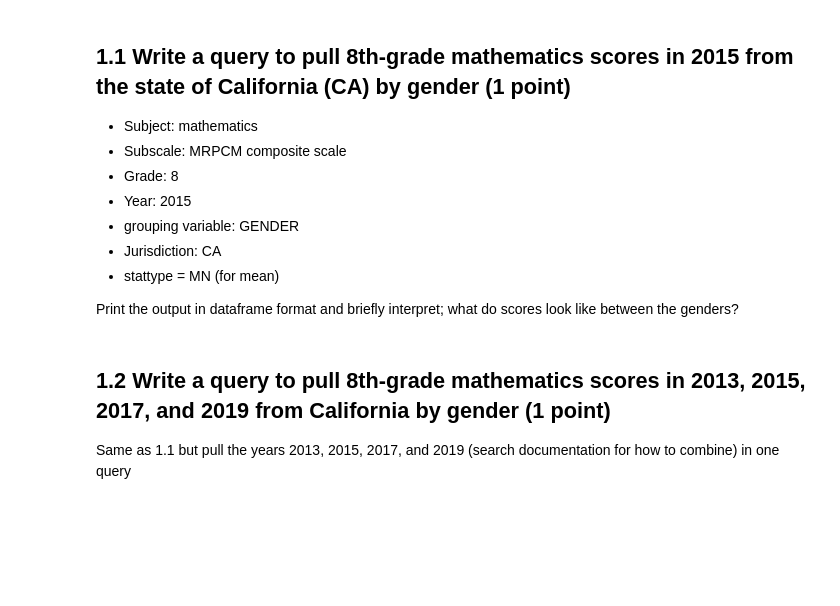
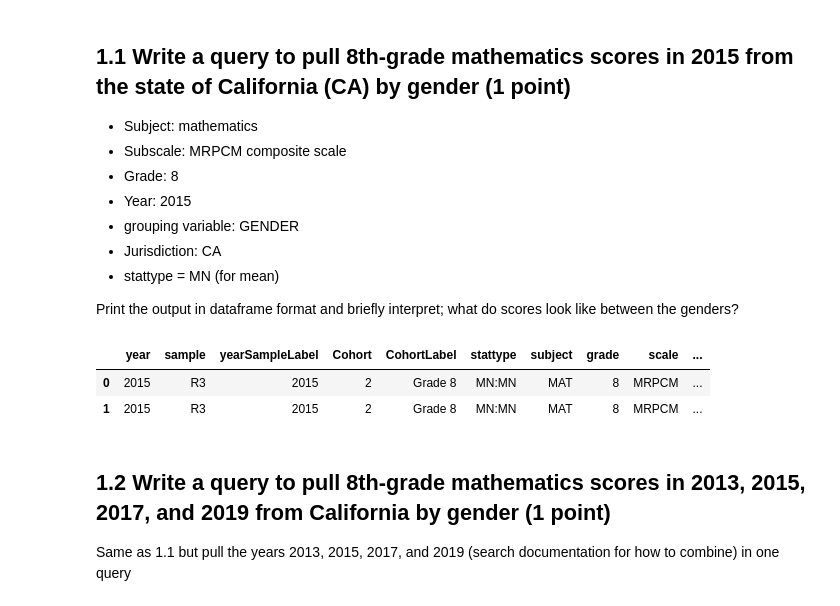
Before and after one commit to herbertfreeze/QSS20_S24, a Jupyter notebook: problemsets/pset4/pset4_blank.ipynb, the cells around one changed output. Saved outputs shown, nothing was run; the diff lists cells and outputs as text; code cells hidden in the pictures; blank space fills up the shorter version.

```diff
--- a/problemsets/pset4/pset4_blank.ipynb
+++ b/problemsets/pset4/pset4_blank.ipynb
@@ -110,3 +108,29 @@ Print the output in dataframe format and briefly interpret; what do scores look
+# %%
+# your code here
+base_query = ("https://www.nationsreportcard.gov/Dataservice/GetAdhocData.aspx?type=data"
+            "&subject={subject}"
+            "&subscale={subscale}"
+            "&grade={grade}"
+            "&Year={year}"
+            "&variable={var}"
+            "&jurisdiction={jurisdiction}"
+            "&stattype={stattype}"
+           )
+
+
+query = (base_query).format(subject = "mathematics",
+                         subscale = "MRPCM",
+                         grade = "8",
+                         year = "2015",
+                         var = "GENDER",
+                         jurisdiction = "CA",
+                         stattype = "MN:MN")
+
+pd.DataFrame(requests.get(query).json()['result'])
+# %% [output]
+|  | year | sample | yearSampleLabel | Cohort | CohortLabel | stattype | subject | grade | scale | ... |
+| 0 | 2015 | R3 | 2015 | 2 | Grade 8 | MN:MN | MAT | 8 | MRPCM | ... |
+| 1 | 2015 | R3 | 2015 | 2 | Grade 8 | MN:MN | MAT | 8 | MRPCM | ... |
 # %% [markdown]
 ## 1.2 Write a query to pull 8th-grade mathematics scores in 2013, 2015, 2017, and 2019 from California by gender (1 point)
 
```
Also changed, not shown: parts of 16 cells of this notebook, 2 other files.
